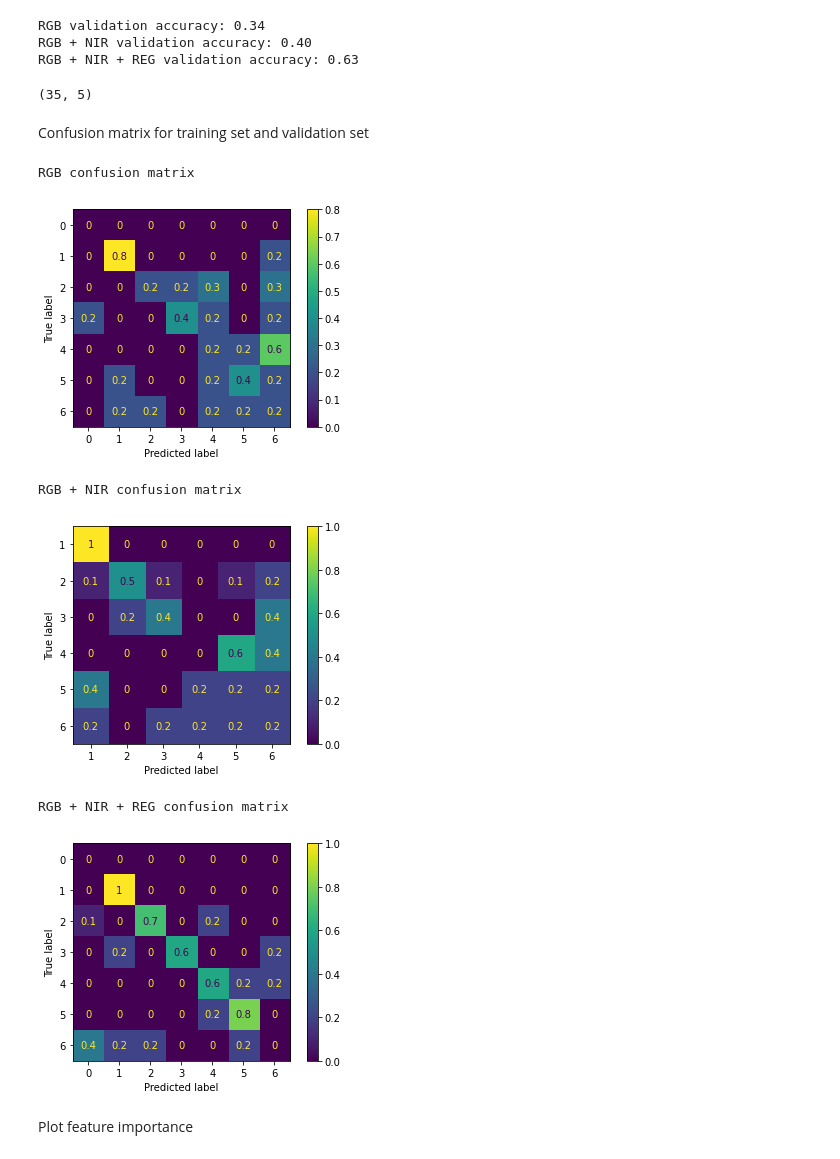
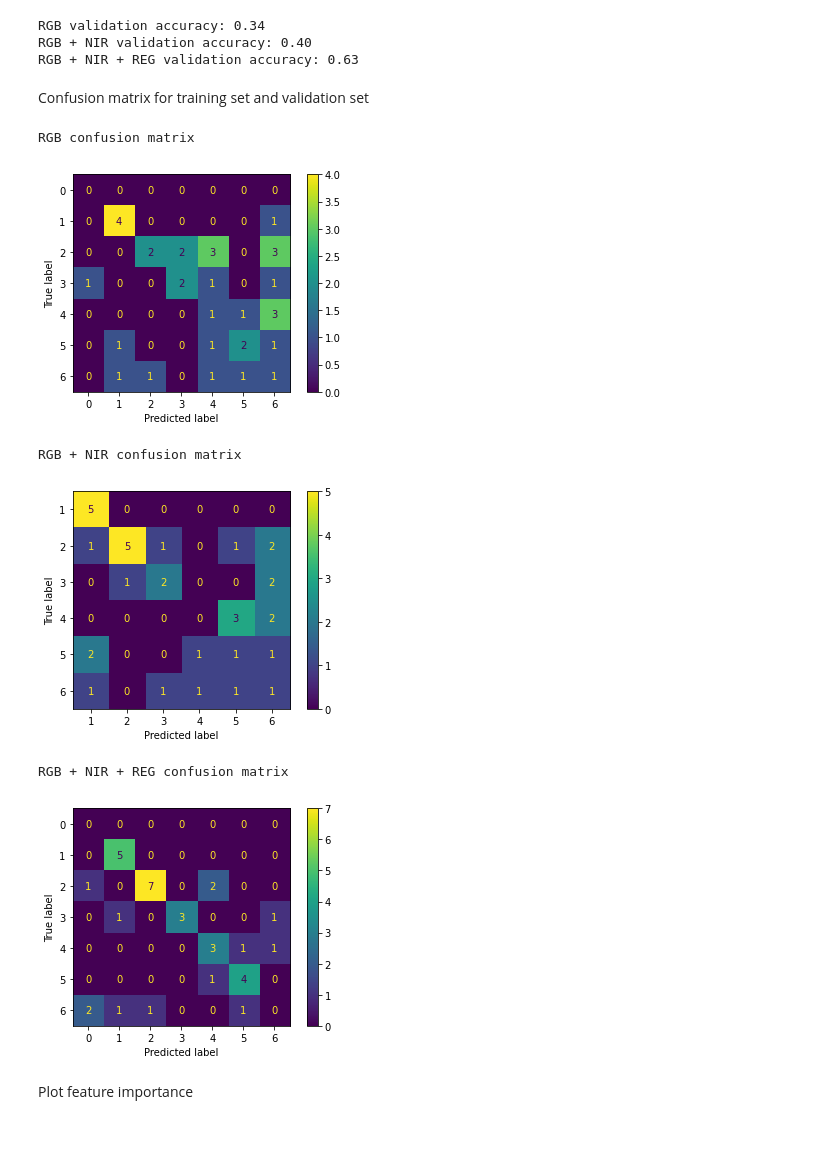
Before and after one commit to adebowaledaniel/emjmd-cde, a Jupyter notebook: UBS/UAV/Adebayo_UAV.ipynb, the cells around one changed output. Drawn from its saved outputs; the diff is of its cells as text; code cells hidden in the pictures.

```diff
--- a/UBS/UAV/Adebayo_UAV.ipynb
+++ b/UBS/UAV/Adebayo_UAV.ipynb
@@ -206,42 +194,38 @@ print('RGB + NIR + REG validation accuracy: %.2f' % validation_model(xval_rgb_ni
 RGB validation accuracy: 0.34
 RGB + NIR validation accuracy: 0.40
 RGB + NIR + REG validation accuracy: 0.63
-# %%
-xval_rgb_nir_reg.shape
-# %% [output]
-(35, 5)
 # %% [markdown]
 Confusion matrix for training set and validation set
 # %%
 # build a confusion matrix for training and validation
 from sklearn.metrics import confusion_matrix
 from sklearn.metrics import plot_confusion_matrix
+
 def confusion_matrix_model(X_validation, y_validation, model):
     """" build and plot confuson matrix."""
     y_pred = model.predict(X_validation)
     cm = confusion_matrix(y_validation, y_pred)
     # print(cm)
-    plot_confusion_matrix(model, X_validation, y_validation, normalize='true')
+    plot_confusion_matrix(model, X_validation, y_validation)
     plt.show()
-
 
 
 #rgb confusion matrix
 print('RGB confusion matrix')
 confusion_matrix_model(xval_rgb, y_validation, rgb_model)
 #rgb + nir confusion matrix
 print('RGB + NIR confusion matrix')
 confusion_matrix_model(xval_rgb_nir, y_validation, rgb_nir_model)
 #rgb + nir + reg confusion matrix
 print('RGB + NIR + REG confusion matrix')
 confusion_matrix_model(xval_rgb_nir_reg, y_validation, rgb_nir_reg_model)
 plt.show()
 # %% [output]
 RGB confusion matrix
-[figure, old version]
+[figure, new version]
 RGB + NIR confusion matrix
-[figure, old version]
+[figure, new version]
 RGB + NIR + REG confusion matrix
-[figure, old version]
+[figure, new version]
 # %% [markdown]
 Plot feature importance
```
Also changed, not shown: parts of 12 cells of this notebook.
